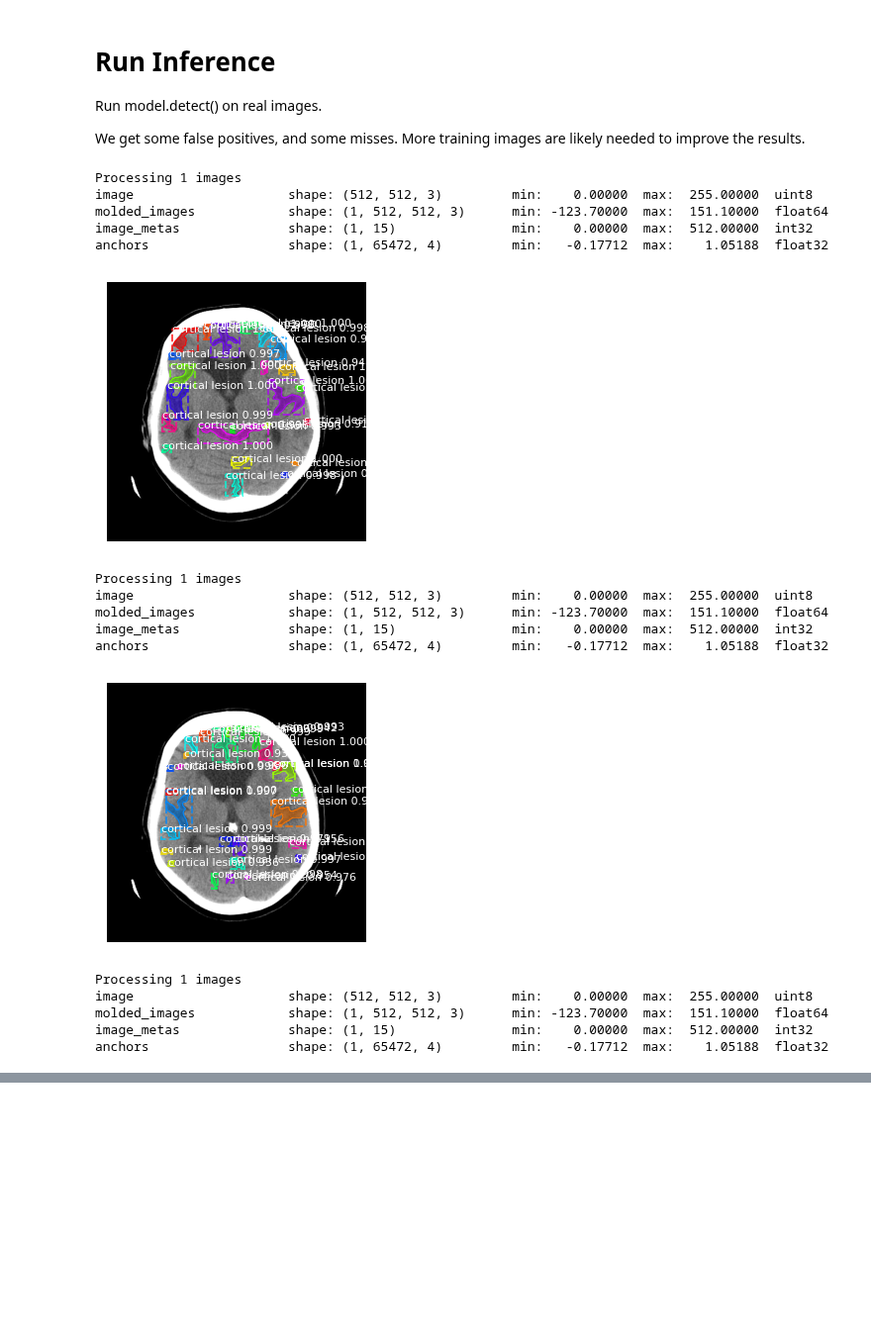
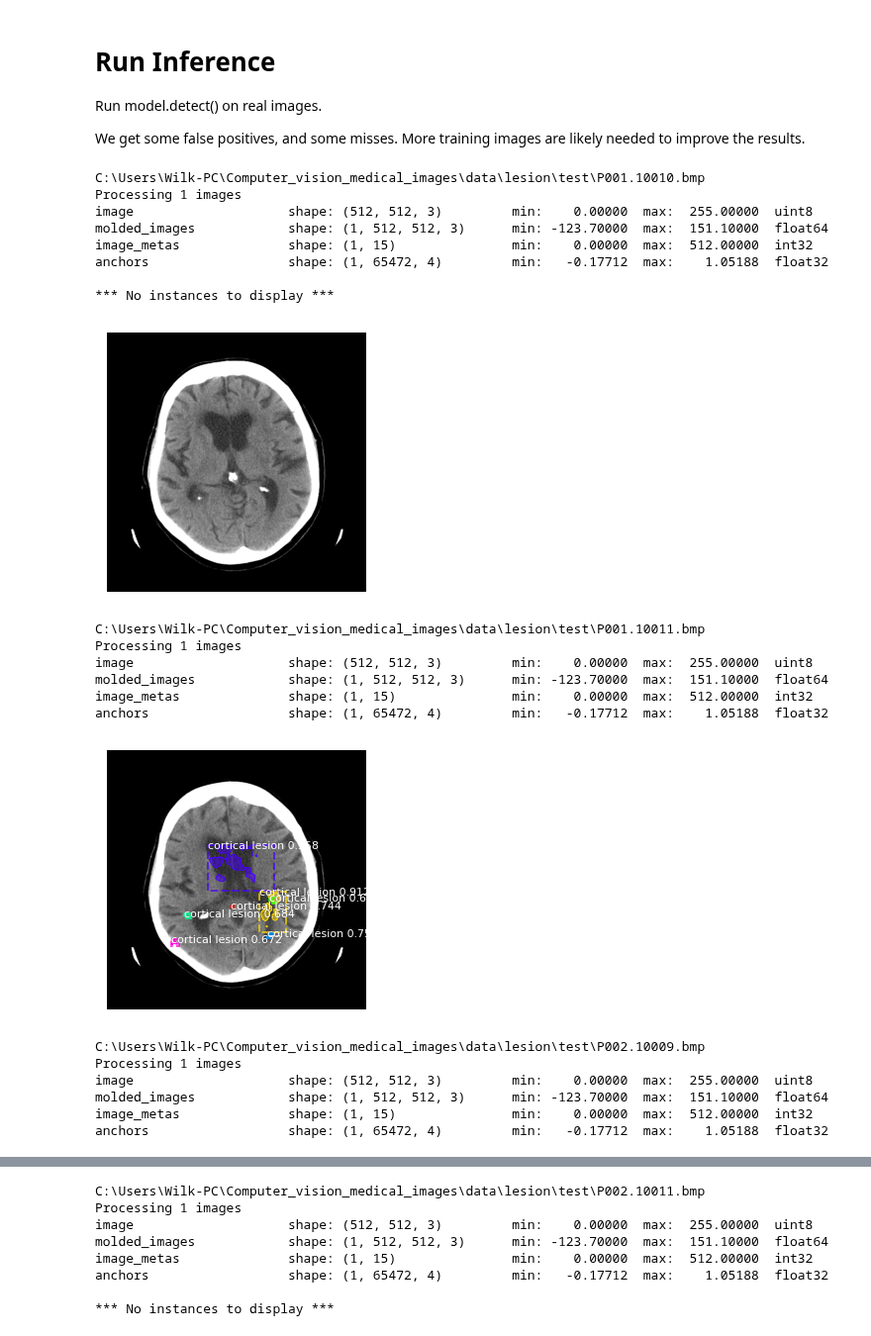
Before and after one commit to BlonskiP/Computer_vision_medical_images, a Jupyter notebook: MaskRCNN_TrainAndInference.ipynb, the cells around one changed output, grey strips where cells are left out. Shown at 99% size. Drawn from its saved outputs; the diff is of its cells as text; code cells hidden in the pictures; blank space fills up the shorter version.

Commit message:
model

```diff
--- a/MaskRCNN_TrainAndInference.ipynb
+++ b/MaskRCNN_TrainAndInference.ipynb
@@ -349,7 +354,7 @@ Training took 15.79 minutes
 start_train = time.time()
 model.train(dataset_train, dataset_val,
             learning_rate=config.LEARNING_RATE / 10,
-            epochs=8,
+            epochs=7,
             layers="all")
 end_train = time.time()
 minutes = round((end_train - start_train) / 60, 2)
@@ -384,17 +381,17 @@ Training took 19.08 minutes
 # Prepare to run Inference
 Create a new InferenceConfig, then use it to create a new model.
 # %%
-class InferenceConfig(CigButtsConfig):
+class InferenceConfig(BrainsConfig):
     GPU_COUNT = 1
     IMAGES_PER_GPU = 1
     IMAGE_MIN_DIM = 512
     IMAGE_MAX_DIM = 512
-    DETECTION_MIN_CONFIDENCE = 0.85
+    DETECTION_MIN_CONFIDENCE = 0.51
 
 
 inference_config = InferenceConfig()
 # %%
 # Recreate the model in inference mode
-model = modellib.MaskRCNN(mode="inference",
+model_trained = modellib.MaskRCNN(mode="inference",
                           config=inference_config,
                           model_dir=MODEL_DIR)
@@ -411,5 +404,5 @@ model_path = model.find_last()
 # Load trained weights (fill in path to trained weights here)
 assert model_path != "", "Provide path to trained weights"
 print("Loading weights from ", model_path)
-model.load_weights(model_path, by_name=True)
+model_trained.load_weights(model_path, by_name=True)
 # %% [output]
@@ -423,33 +416,40 @@ We get some false positives, and some misses. More training images are likely ne
 # %%
 import skimage
 import cv2
 real_test_dir = r'C:\Users\Wilk-PC\Computer_vision_medical_images\data\lesion\test'
+
 image_paths = []
 for filename in os.listdir(real_test_dir):
     if os.path.splitext(filename)[1].lower() in ['.png', '.jpg', '.jpeg','.bmp']:
         image_paths.append(os.path.join(real_test_dir, filename))
 
 for image_path in image_paths:
+    print(image_path)
     img = cv2.imread(image_path, 1)
     #img = skimage.io.imread(image_path)
     img_arr = np.array(img)
-    results = model.detect([img_arr], verbose=1)
+    results = model_trained.detect([img_arr], verbose=1)
     r = results[0]
     visualize.display_instances(img, r['rois'], r['masks'], r['class_ids'],
                                 dataset_val.class_names, r['scores'], figsize=(5,5))
 # %% [output]
+C:\Users\Wilk-PC\Computer_vision_medical_images\data\lesion\test\P001.10010.bmp
 Processing 1 images
 image                    shape: (512, 512, 3)         min:    0.00000  max:  255.00000  uint8
 molded_images            shape: (1, 512, 512, 3)      min: -123.70000  max:  151.10000  float64
 image_metas              shape: (1, 15)               min:    0.00000  max:  512.00000  int32
 anchors                  shape: (1, 65472, 4)         min:   -0.17712  max:    1.05188  float32
+
+*** No instances to display ***
-[figure, old version]
+[figure, new version]
+C:\Users\Wilk-PC\Computer_vision_medical_images\data\lesion\test\P001.10011.bmp
 Processing 1 images
 image                    shape: (512, 512, 3)         min:    0.00000  max:  255.00000  uint8
 molded_images            shape: (1, 512, 512, 3)      min: -123.70000  max:  151.10000  float64
 image_metas              shape: (1, 15)               min:    0.00000  max:  512.00000  int32
 anchors                  shape: (1, 65472, 4)         min:   -0.17712  max:    1.05188  float32
-[figure, old version]
+[figure, new version]
+C:\Users\Wilk-PC\Computer_vision_medical_images\data\lesion\test\P002.10009.bmp
 Processing 1 images
 image                    shape: (512, 512, 3)         min:    0.00000  max:  255.00000  uint8
 molded_images            shape: (1, 512, 512, 3)      min: -123.70000  max:  151.10000  float64
@@ -458,0 +459,8 @@ anchors                  shape: (1, 65472, 4)         min:   -0.17712  max:    1
+C:\Users\Wilk-PC\Computer_vision_medical_images\data\lesion\test\P002.10011.bmp
+Processing 1 images
+image                    shape: (512, 512, 3)         min:    0.00000  max:  255.00000  uint8
+molded_images            shape: (1, 512, 512, 3)      min: -123.70000  max:  151.10000  float64
+image_metas              shape: (1, 15)               min:    0.00000  max:  512.00000  int32
+anchors                  shape: (1, 65472, 4)         min:   -0.17712  max:    1.05188  float32
+
+*** No instances to display ***
```
Also changed, not shown: parts of 10 cells of this notebook, 9 other files.
